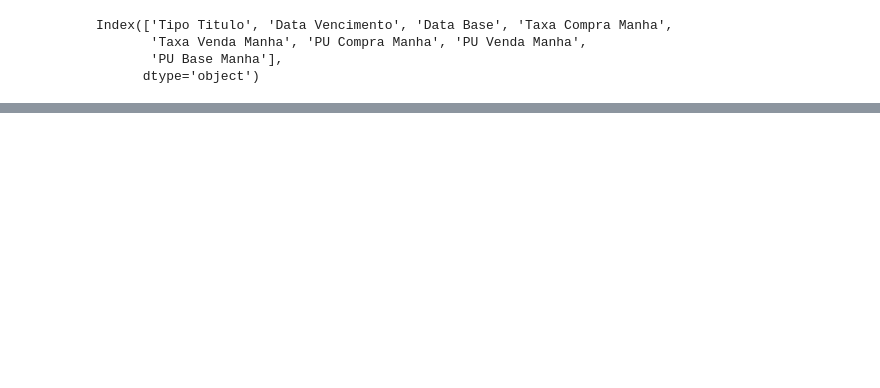
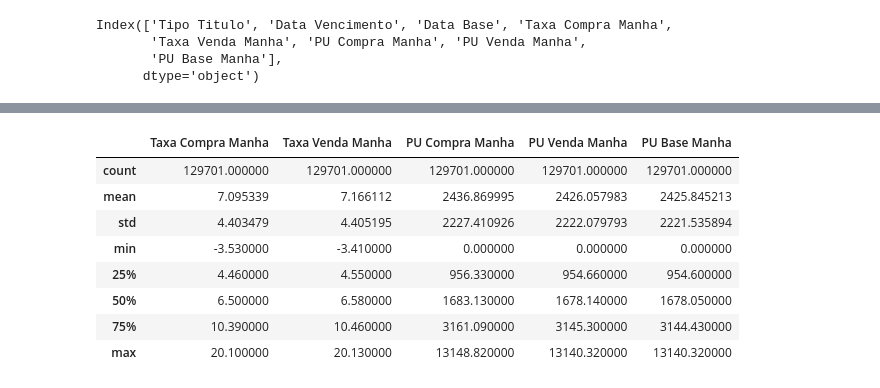
Before and after one commit to MatheusLopesA95/OpenDataGov, a Jupyter notebook: AnaliseExploratoria.ipynb, the cells around one changed output, grey strips where cells are left out. Saved outputs shown, nothing was run; the diff lists cells and outputs as text; code cells hidden in the pictures; blank space fills up the shorter version.

```diff
--- a/AnaliseExploratoria.ipynb
+++ b/AnaliseExploratoria.ipynb
@@ -40 +98,17 @@ dtypes: object(8)
 memory usage: 7.9+ MB
+# %%
+data[['Taxa Compra Manha',
+       'Taxa Venda Manha',
+       'PU Compra Manha',
+       'PU Venda Manha',
+       'PU Base Manha']].describe()
+# %% [output]
+|  | Taxa Compra Manha | Taxa Venda Manha | PU Compra Manha | PU Venda Manha | PU Base Manha |
+| count | 129701.000000 | 129701.000000 | 129701.000000 | 129701.000000 | 129701.000000 |
+| mean | 7.095339 | 7.166112 | 2436.869995 | 2426.057983 | 2425.845213 |
+| std | 4.403479 | 4.405195 | 2227.410926 | 2222.079793 | 2221.535894 |
+| min | -3.530000 | -3.410000 | 0.000000 | 0.000000 | 0.000000 |
+| 25% | 4.460000 | 4.550000 | 956.330000 | 954.660000 | 954.600000 |
+| 50% | 6.500000 | 6.580000 | 1683.130000 | 1678.140000 | 1678.050000 |
+| 75% | 10.390000 | 10.460000 | 3161.090000 | 3145.300000 | 3144.430000 |
+| max | 20.100000 | 20.130000 | 13148.820000 | 13140.320000 | 13140.320000 |
```
Also changed, not shown: parts of 11 cells of this notebook.
